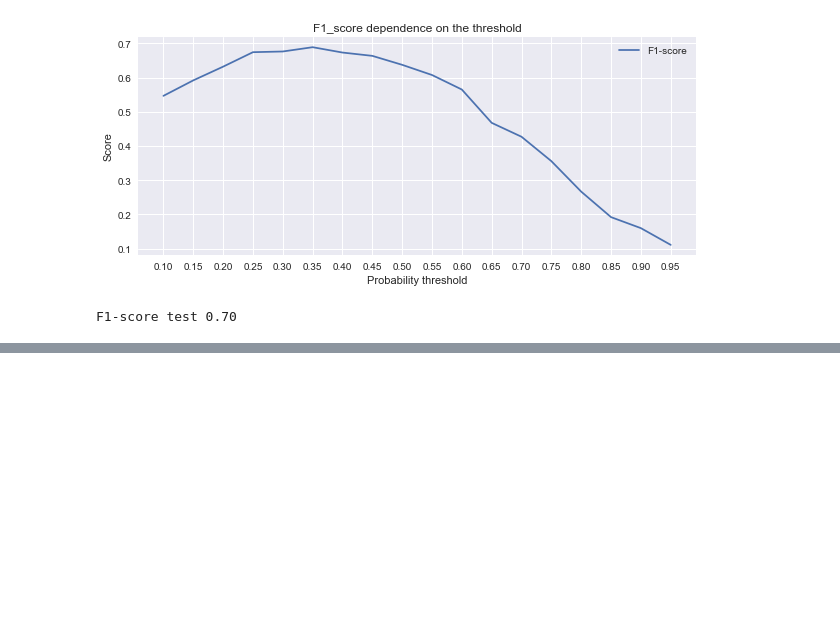
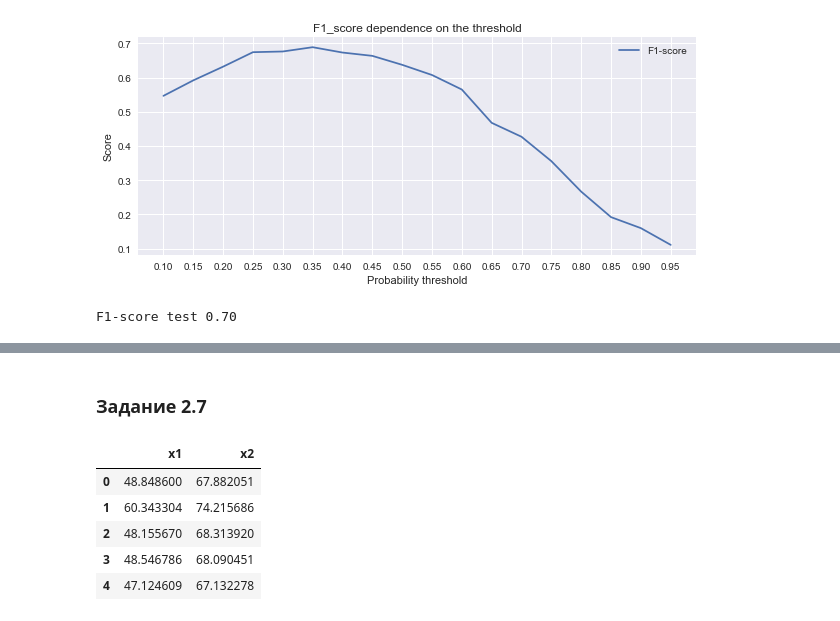
Before and after one commit to Nadarsa/sf_data_science, a Jupyter notebook: ML/ml_practice.ipynb, the cells around one changed output, grey strips where cells are left out. Saved outputs shown, nothing was run; the diff lists cells and outputs as text; code cells hidden in the pictures; blank space fills up the shorter version.

```diff
--- a/ML/ml_practice.ipynb
+++ b/ML/ml_practice.ipynb
@@ -1334,0 +1396,12 @@ F1-score test 0.70
+# %% [markdown]
+### Задание 2.7
+# %%
+data = pd.read_csv('data/values_from_the_instrument.csv')
+data.head()
+# %% [output]
+|  | x1 | x2 |
+| 0 | 48.848600 | 67.882051 |
+| 1 | 60.343304 | 74.215686 |
+| 2 | 48.155670 | 68.313920 |
+| 3 | 48.546786 | 68.090451 |
+| 4 | 47.124609 | 67.132278 |
```
Also changed, not shown: parts of 12 cells of this notebook, 3 other files.
